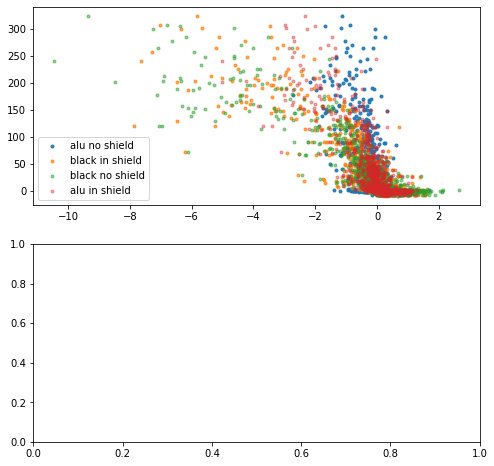
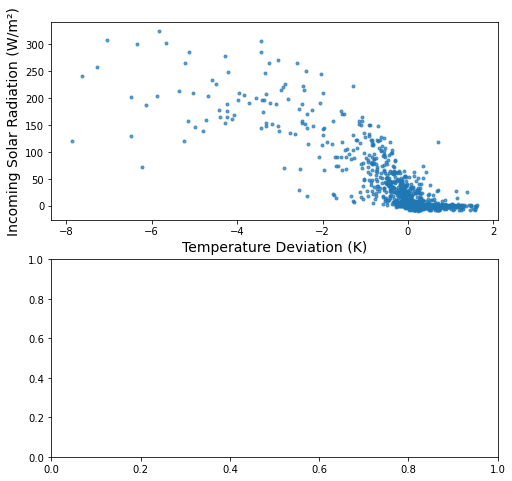
Code edit (unified diff) that turned the first committed figure into the second:
--- before
+++ after
@@ -2,7 +2,11 @@
 
 
-ax[0].scatter(PT100tempc-OMBtemp1,QSIc,marker='.',color='C0',alpha=0.9,label=legend1)
-ax[0].scatter(PT100tempc-OMBtemp2,QSIc,marker='.',color='C1',alpha=0.7,label=legend2)
-ax[0].scatter(PT100tempc-OMBtemp3,QSIc,marker='.',color='C2',alpha=0.5,label=legend3)
-ax[0].scatter(PT100tempc-OMBtemp4,QSIc,marker='.',color='C3',alpha=0.4,label=legend4)
-ax[0].legend()
+#ax[0].scatter(PT100tempc-OMBtemp1,QSIc,marker='.',color='C0',alpha=0.9,label=legend1)
+ax[0].scatter(PT100tempc-OMBtemp2,QSIc,marker='.',color='C0',alpha=0.7,label=legend2)
+#ax[0].scatter(PT100tempc-OMBtemp3,QSIc,marker='.',color='C2',alpha=0.5,label=legend3)
+#ax[0].scatter(PT100tempc-OMBtemp4,QSIc,marker='.',color='C3',alpha=0.4,label=legend4)
+
+ax[0].set_xlabel("Temperature Deviation (K)",fontsize=14)
+ax[0].set_ylabel("Incoming Solar Radiation (W/m²)",fontsize=14)
+#ax[0].legend()
+plt.savefig("scatter_plot.png", dpi=300, bbox_inches='tight')

Commit: move mars 20,2026